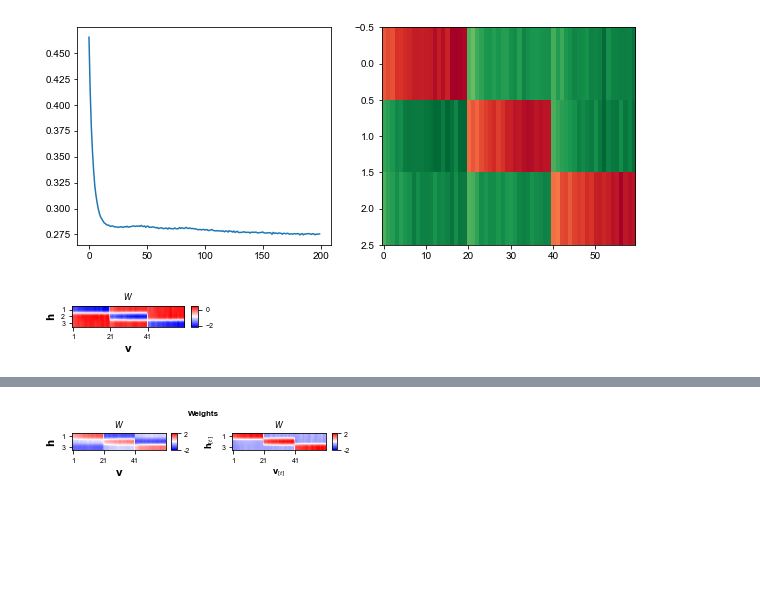
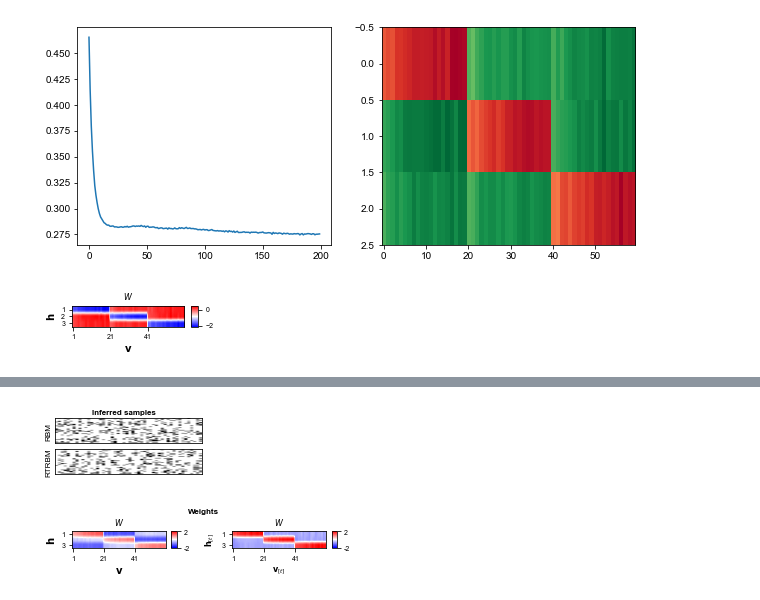
Before and after one commit to casperpeters/intern, a Jupyter notebook: notebooks/Poisson Temporally Connected Data/Reconstructing Temporal Connections.ipynb, the cells around one changed output, grey strips where cells are left out. Drawn from its saved outputs; the diff is of its cells as text; code cells hidden in the pictures; blank space fills up the shorter version.

```diff
--- a/notebooks/Poisson Temporally Connected Data/Reconstructing Temporal Connections.ipynb
+++ b/notebooks/Poisson Temporally Connected Data/Reconstructing Temporal Connections.ipynb
@@ -219,3 +236,23 @@ rbm = torch.load('rbm_list.pt')[8]
+# %%
+fig, axes = plt.subplots(2, 1, figsize=(2.23, 1))
+axes[0].imshow(vs_rbm, cmap=plt.get_cmap('binary'), aspect='auto')
+axes[1].imshow(vs_rtrbm, cmap=plt.get_cmap('binary'), aspect='auto')
+
+
+for ax in axes:
+    ax.set_xticks([])
+    ax.set_yticks([])
+
+axes[0].set_ylabel('RBM', fontsize=8)
+axes[1].set_ylabel('RTRBM', fontsize=8)
+fig.suptitle('Inferred samples', fontsize=8, fontweight='bold')
+plt.tight_layout(pad=0.2, h_pad=0.2, w_pad=0.2)
+
+plt.savefig('../../figures/Paper Figures/Figure 2/RBM_RTRBM_samples.png', dpi=1000)
+
+plt.show()
+# %% [output]
+[figure, added]
 # %%
 rbm_w = rbm.W[(1, 2, 0), :]
 rtrbm_w = rtrbm.W[(2, 0, 1), :]
```
Also changed, not shown: parts of 3 cells of this notebook.
